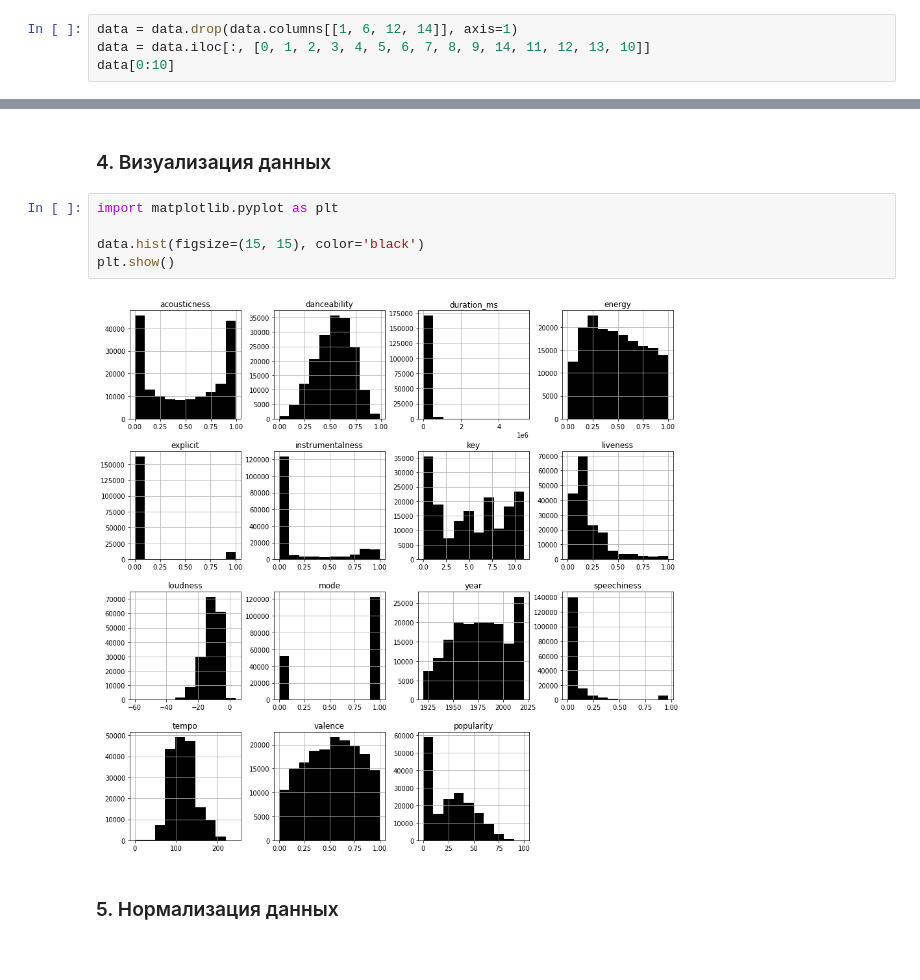
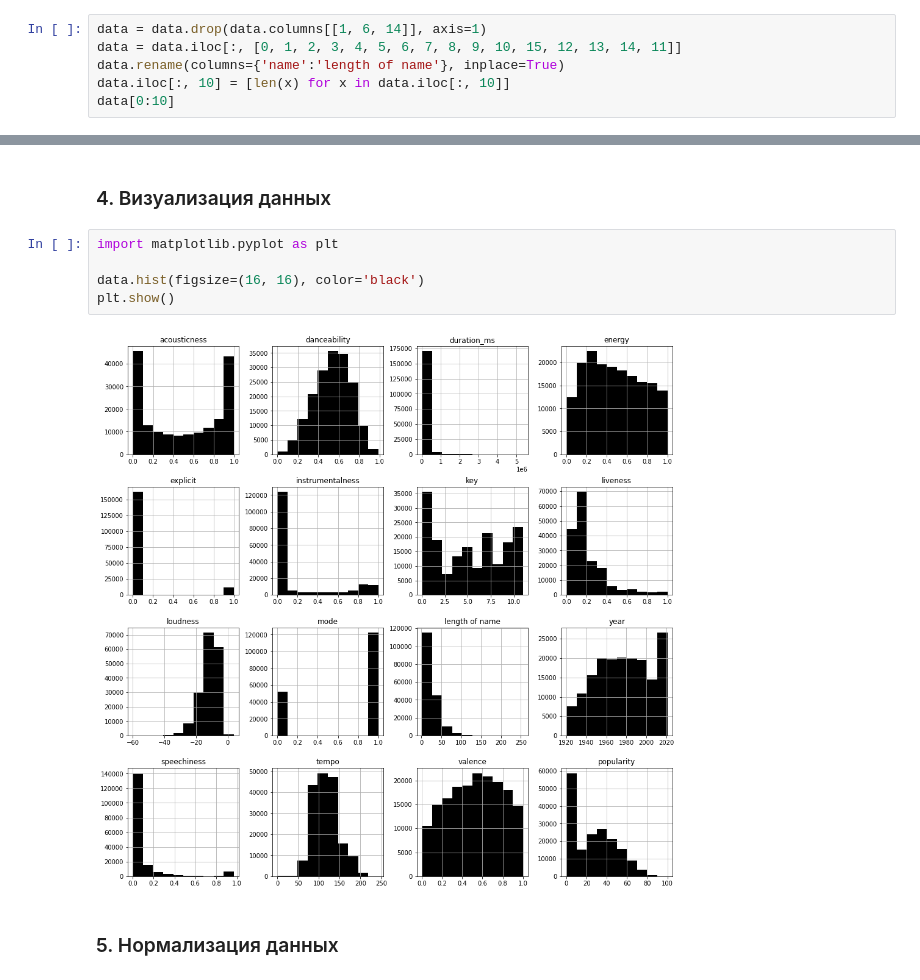
Before and after one commit to polipolinom/ML_AESC, a Jupyter notebook: project_Shaydurova.ipynb, the cells around one changed output, grey strips where cells are left out. Drawn from its saved outputs; the diff is of its cells as text.

```diff
--- a/project_Shaydurova.ipynb
+++ b/project_Shaydurova.ipynb
@@ -56,6 +62,8 @@ data[0:10]
 # %%
-data = data.drop(data.columns[[1, 6, 12, 14]], axis=1)
-data = data.iloc[:, [0, 1, 2, 3, 4, 5, 6, 7, 8, 9, 14, 11, 12, 13, 10]]
+data = data.drop(data.columns[[1, 6, 14]], axis=1)
+data = data.iloc[:, [0, 1, 2, 3, 4, 5, 6, 7, 8, 9, 10, 15, 12, 13, 14, 11]]
+data.rename(columns={'name':'length of name'}, inplace=True)
+data.iloc[:, 10] = [len(x) for x in data.iloc[:, 10]]
 data[0:10]
 # %% [output]
 |  | acousticness | danceability | duration_ms | energy | explicit | instrumentalness | key | liveness | ... |
@@ -97,10 +106,10 @@ dtype: int64
 # %%
 import matplotlib.pyplot as plt
 
-data.hist(figsize=(15, 15), color='black')
+data.hist(figsize=(16, 16), color='black')
 plt.show()
 # %% [output]
-[figure, old version]
+[figure, new version]
 # %% [markdown]
 ### 5. Нормализация данных
 # %%
```
Also changed, not shown: parts of 19 cells of this notebook.
